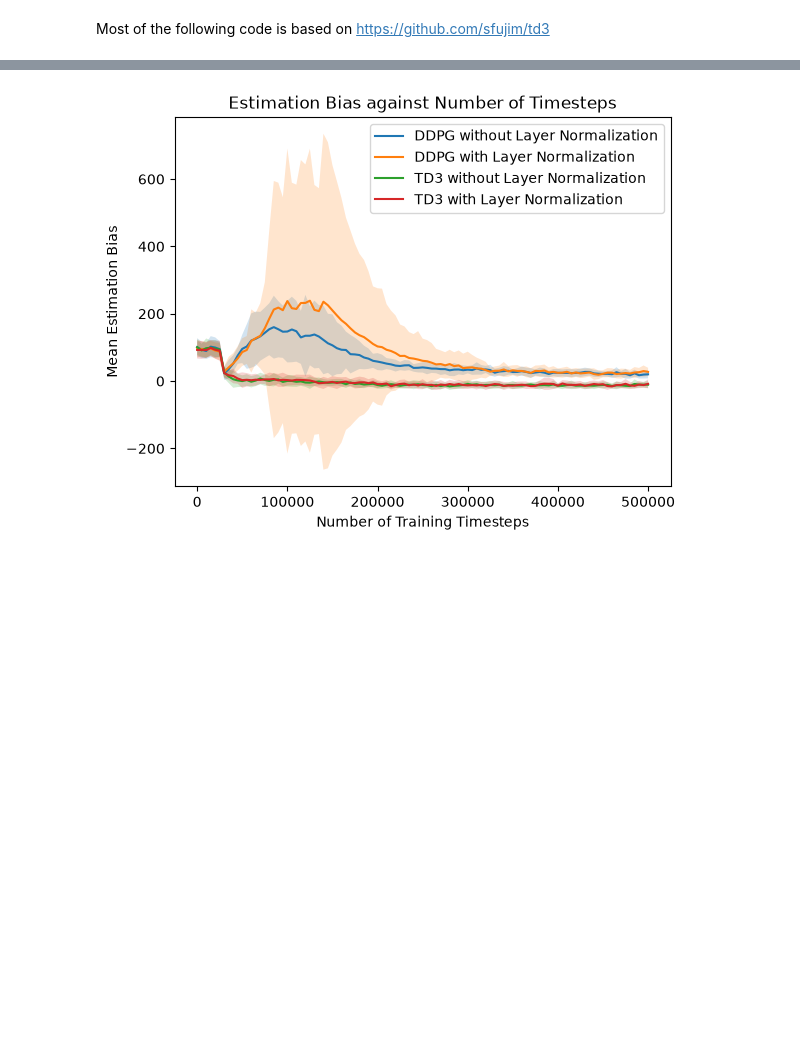
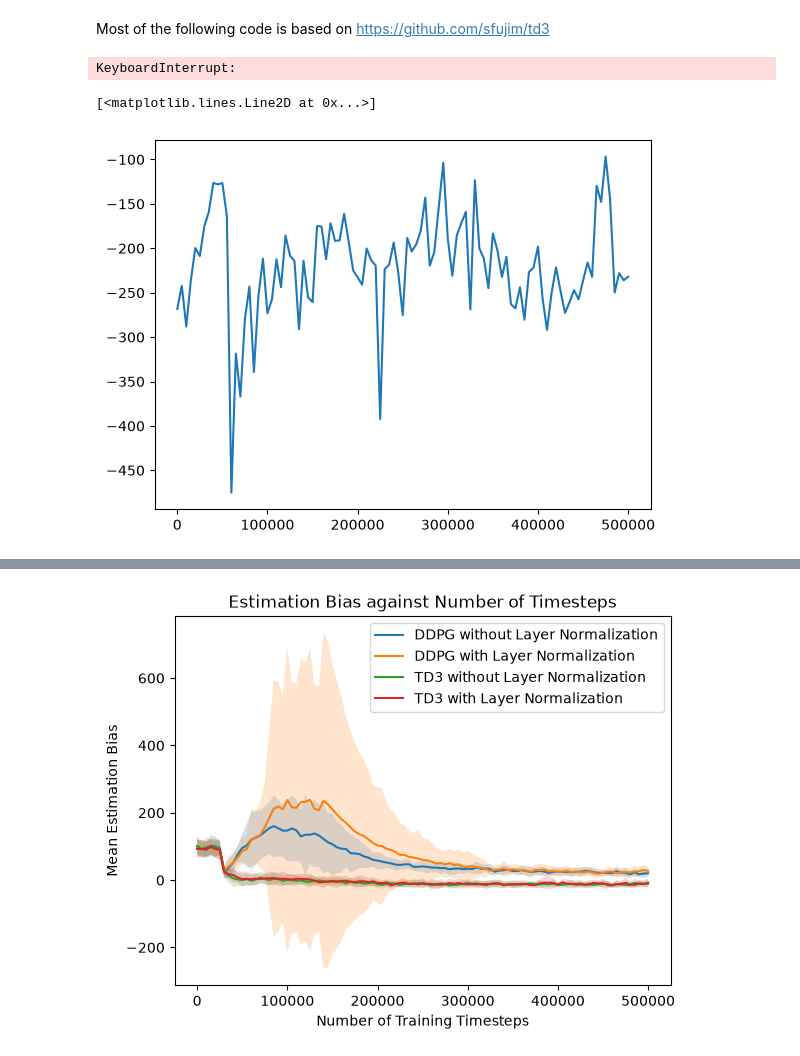
Before and after one commit to SitaraLiang/ddpg-td3-layernorm-lunar, a Jupyter notebook: notebooks/notebook.ipynb, the cells around one changed output, grey strips where cells are left out. Saved outputs shown, nothing was run; the diff lists cells and outputs as text; code cells hidden in the pictures; blank space fills up the shorter version.

```diff
--- a/notebooks/notebook.ipynb
+++ b/notebooks/notebook.ipynb
@@ -21,4 +21,18 @@ Most of the following code is based on https://github.com/sfujim/td3
 algo = DDPG
 seed = 1
 layer_normalization = True
+# %%
+res = run_policy(DDPG, "LunarLander-v3", seed=1)
+# %% [output]
+KeyboardInterrupt:
+# %%
+data = np.load("../results/DDPG_seed_0_ln_False.npz")
+steps = data["steps"]
+evaluations = data["evaluations"]
+biases = data["biases"]
+
+plt.plot(steps, evaluations)
+# %% [output]
+[<matplotlib.lines.Line2D at 0x...>]
+[figure, added]
 # %%
```
Also changed, not shown: parts of 6 cells of this notebook, 2 other files.
